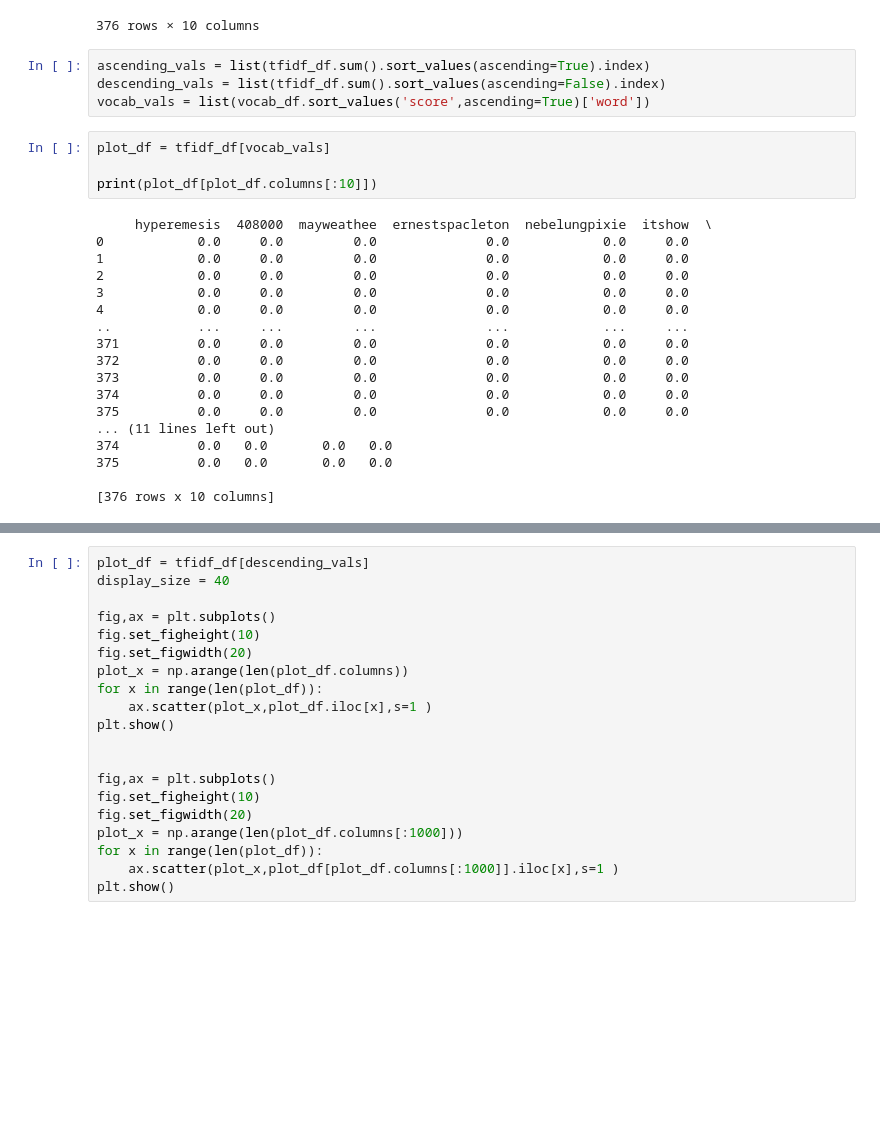
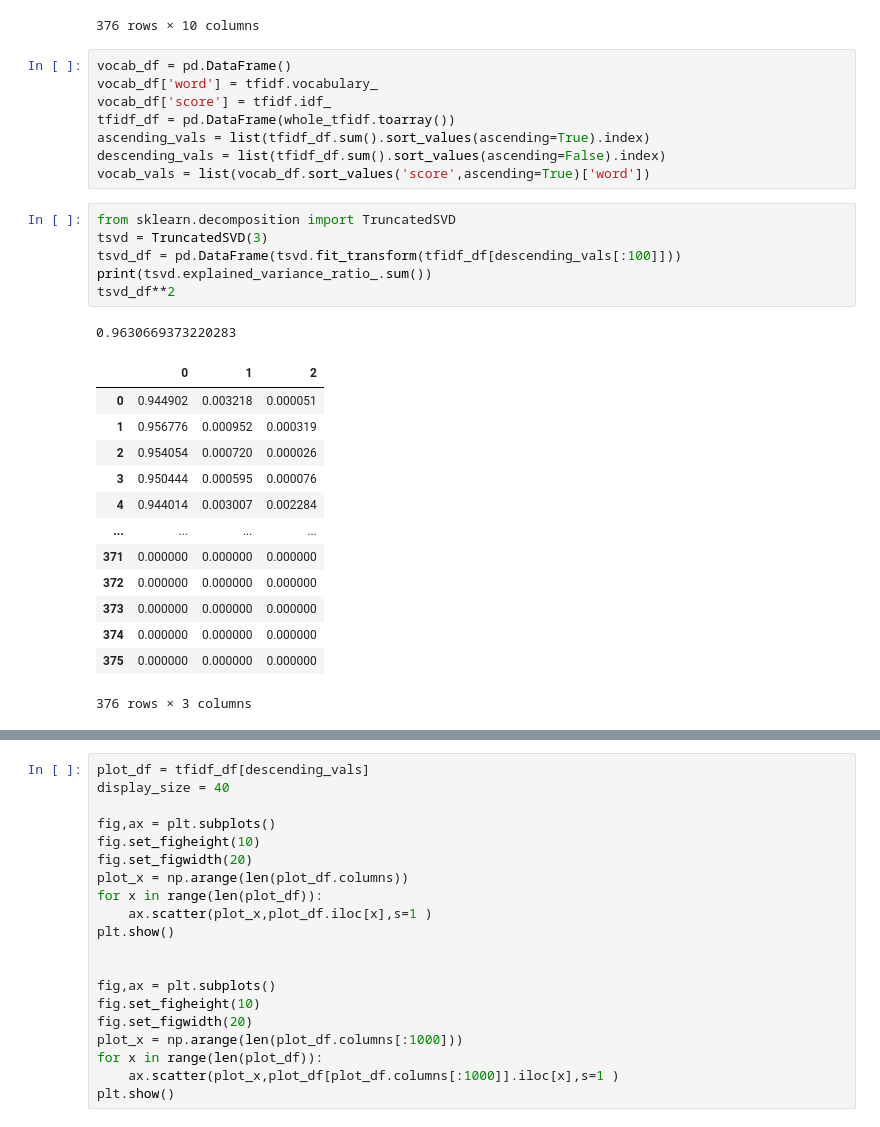
Before and after one commit to kstoneburner/DSC630_TermProject, a Jupyter notebook: 2_Process_Reddit_Data_daily_Kmeans_Kurt.ipynb, the cells around one changed output, grey strips where cells are left out. Cells and saved outputs as stored; diff of their text form; blank space fills up the shorter version.

```diff
--- a/2_Process_Reddit_Data_daily_Kmeans_Kurt.ipynb
+++ b/2_Process_Reddit_Data_daily_Kmeans_Kurt.ipynb
@@ -647,28 +634,31 @@ tfidf_df[tfidf_df.columns[:10]]
 | 375 | 0.000000 | 0.000000 | 0.0 | 0.0 | 0.0 | 0.0 | 0.0 | 0.0 | ... |
 376 rows × 10 columns
 # %%
+vocab_df = pd.DataFrame()
+vocab_df['word'] = tfidf.vocabulary_
+vocab_df['score'] = tfidf.idf_
+tfidf_df = pd.DataFrame(whole_tfidf.toarray())
 ascending_vals = list(tfidf_df.sum().sort_values(ascending=True).index)
 descending_vals = list(tfidf_df.sum().sort_values(ascending=False).index)
 vocab_vals = list(vocab_df.sort_values('score',ascending=True)['word'])
-# %%
-plot_df = tfidf_df[vocab_vals]
-
-print(plot_df[plot_df.columns[:10]])
-# %% [output]
-     hyperemesis  408000  mayweathee  ernestspacleton  nebelungpixie  itshow  \
-0            0.0     0.0         0.0              0.0            0.0     0.0
-1            0.0     0.0         0.0              0.0            0.0     0.0
-2            0.0     0.0         0.0              0.0            0.0     0.0
-3            0.0     0.0         0.0              0.0            0.0     0.0
-4            0.0     0.0         0.0              0.0            0.0     0.0
-..           ...     ...         ...              ...            ...     ...
-371          0.0     0.0         0.0              0.0            0.0     0.0
-372          0.0     0.0         0.0              0.0            0.0     0.0
-373          0.0     0.0         0.0              0.0            0.0     0.0
-374          0.0     0.0         0.0              0.0            0.0     0.0
-375          0.0     0.0         0.0              0.0            0.0     0.0
-... (11 lines left out)
-374          0.0   0.0       0.0   0.0
-375          0.0   0.0       0.0   0.0
-
-[376 rows x 10 columns]
+# %%
+from sklearn.decomposition import TruncatedSVD
+tsvd = TruncatedSVD(3)
+tsvd_df = pd.DataFrame(tsvd.fit_transform(tfidf_df[descending_vals[:100]]))
+print(tsvd.explained_variance_ratio_.sum())
+tsvd_df**2
+# %% [output]
+0.9630669373220283
+|  | 0 | 1 | 2 |
+| 0 | 0.944902 | 0.003218 | 0.000051 |
+| 1 | 0.956776 | 0.000952 | 0.000319 |
+| 2 | 0.954054 | 0.000720 | 0.000026 |
+| 3 | 0.950444 | 0.000595 | 0.000076 |
+| 4 | 0.944014 | 0.003007 | 0.002284 |
+| ... | ... | ... | ... |
+| 371 | 0.000000 | 0.000000 | 0.000000 |
+| 372 | 0.000000 | 0.000000 | 0.000000 |
+| 373 | 0.000000 | 0.000000 | 0.000000 |
+| 374 | 0.000000 | 0.000000 | 0.000000 |
+| 375 | 0.000000 | 0.000000 | 0.000000 |
+376 rows × 3 columns
```
Also changed, not shown: parts of 6 cells of this notebook.
